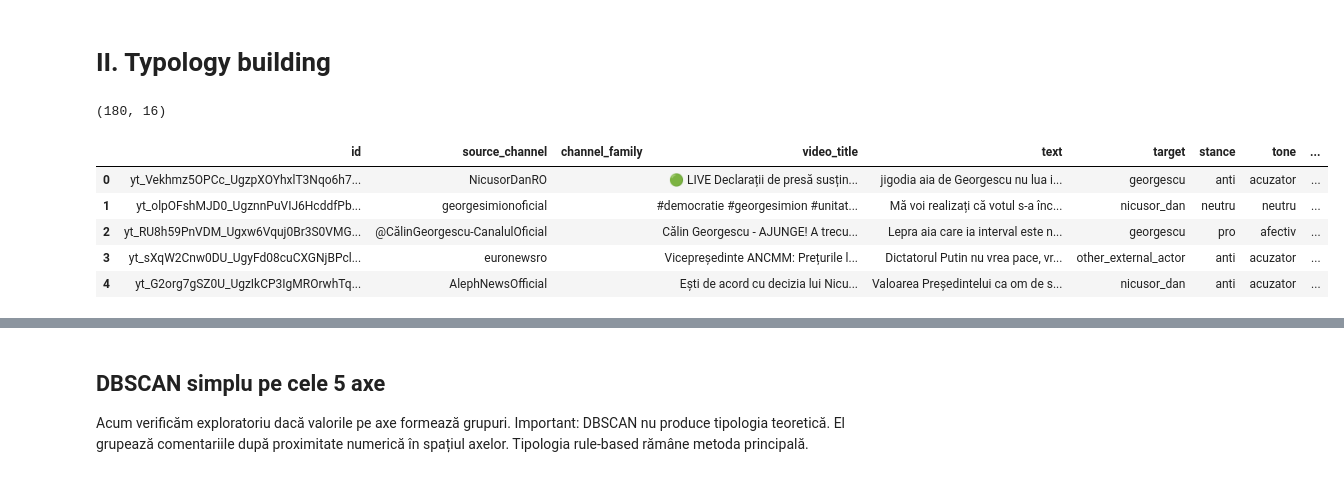
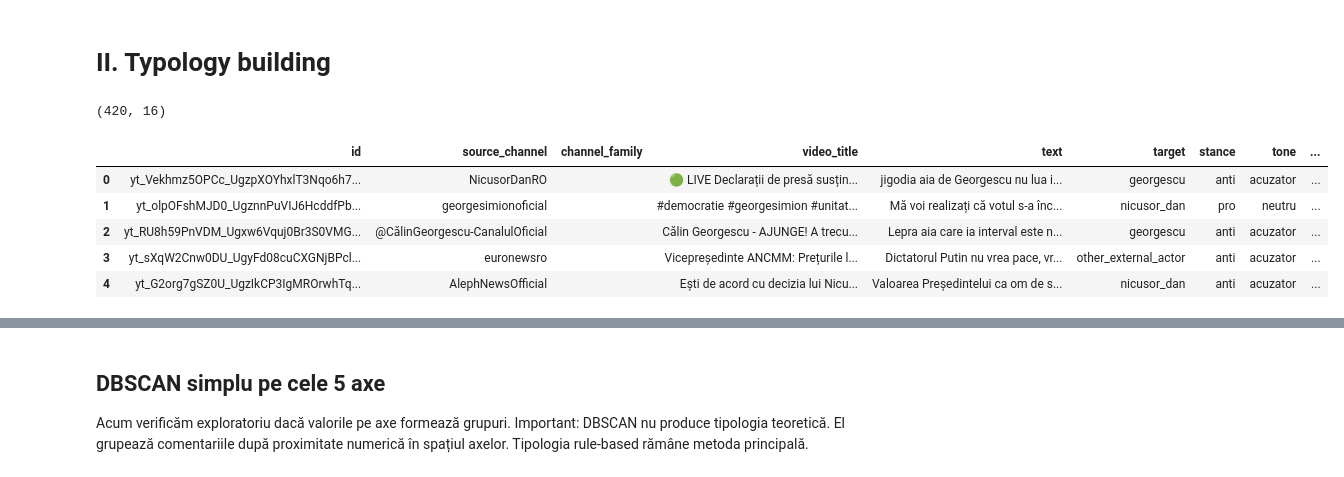
Before and after one commit to AIE-2026/echochamber-project-team-5, a Jupyter notebook: notebooks/Student 2/C4_adnotare_corpus_demo.ipynb, the cells around one changed output, grey strips where cells are left out. Saved outputs shown, nothing was run; the diff lists cells and outputs as text; code cells hidden in the pictures.

```diff
--- a/notebooks/Student 2/C4_adnotare_corpus_demo.ipynb
+++ b/notebooks/Student 2/C4_adnotare_corpus_demo.ipynb
@@ -371,20 +380,20 @@ BadRequestError: Error code: 400 - {'error': {'message': 'This response_format t
 # %% [markdown]
 # II. Typology building
 # %%
-annotated_path = Path("../data/annotated/corpus_axis_annotated.jsonl")
-typed_path = Path("../data/typed/corpus_axis_typed.jsonl")
+annotated_path = Path("../../data/annotated/corpus_axis_annotated.jsonl")
+typed_path = Path("../../data/typed/corpus_axis_typed.jsonl")
 typed_path.parent.mkdir(parents=True, exist_ok=True)
 
 df = pd.read_json(annotated_path, lines=True)
 
 print(df.shape)
 df.head()
 # %% [output]
-(180, 16)
+(420, 16)
 |  | id | source_channel | channel_family | video_title | text | target | stance | tone | ... |
 | 0 | yt_Vekhmz5OPCc_UgzpXOYhxlT3Nqo6h7... | NicusorDanRO |  | 🟢 LIVE Declarații de presă susțin... | jigodia aia de Georgescu nu lua i... | georgescu | anti | acuzator | ... |
-| 1 | yt_olpOFshMJD0_UgznnPuVIJ6HcddfPb... | georgesimionoficial |  | #democratie #georgesimion #unitat... | Mă voi realizați că votul s-a înc... | nicusor_dan | neutru | neutru | ... |
-| 2 | yt_RU8h59PnVDM_Ugxw6Vquj0Br3S0VMG... | @CălinGeorgescu-CanalulOficial |  | Călin Georgescu - AJUNGE! A trecu... | Lepra aia care ia interval este n... | georgescu | pro | afectiv | ... |
+| 1 | yt_olpOFshMJD0_UgznnPuVIJ6HcddfPb... | georgesimionoficial |  | #democratie #georgesimion #unitat... | Mă voi realizați că votul s-a înc... | nicusor_dan | pro | neutru | ... |
+| 2 | yt_RU8h59PnVDM_Ugxw6Vquj0Br3S0VMG... | @CălinGeorgescu-CanalulOficial |  | Călin Georgescu - AJUNGE! A trecu... | Lepra aia care ia interval este n... | georgescu | anti | acuzator | ... |
 | 3 | yt_sXqW2Cnw0DU_UgyFd08cuCXGNjBPcl... | euronewsro |  | Vicepreședinte ANCMM: Prețurile l... | Dictatorul Putin nu vrea pace, vr... | other_external_actor | anti | acuzator | ... |
 | 4 | yt_G2org7gSZ0U_UgzIkCP3IgMROrwhTq... | AlephNewsOfficial |  | Ești de acord cu decizia lui Nicu... | Valoarea Președintelui ca om de s... | nicusor_dan | anti | acuzator | ... |
 # %%
```
Also changed, not shown: parts of 14 cells of this notebook.
